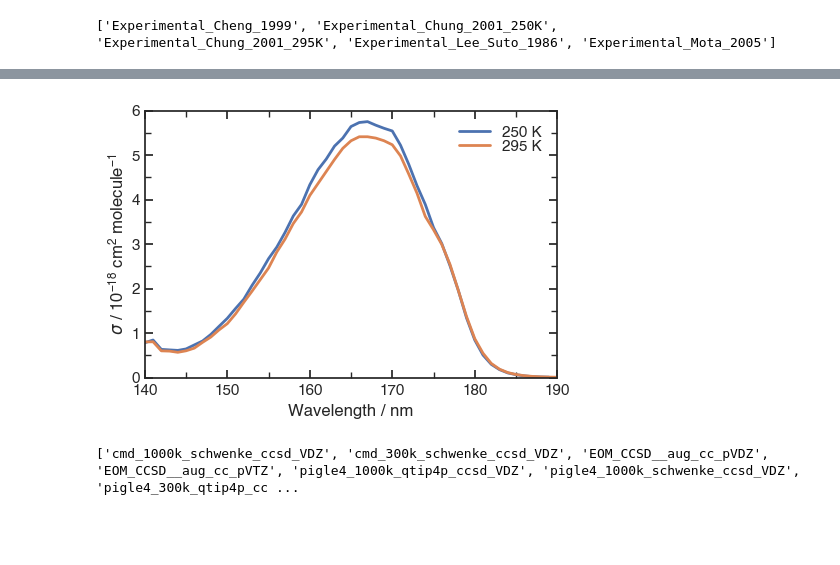
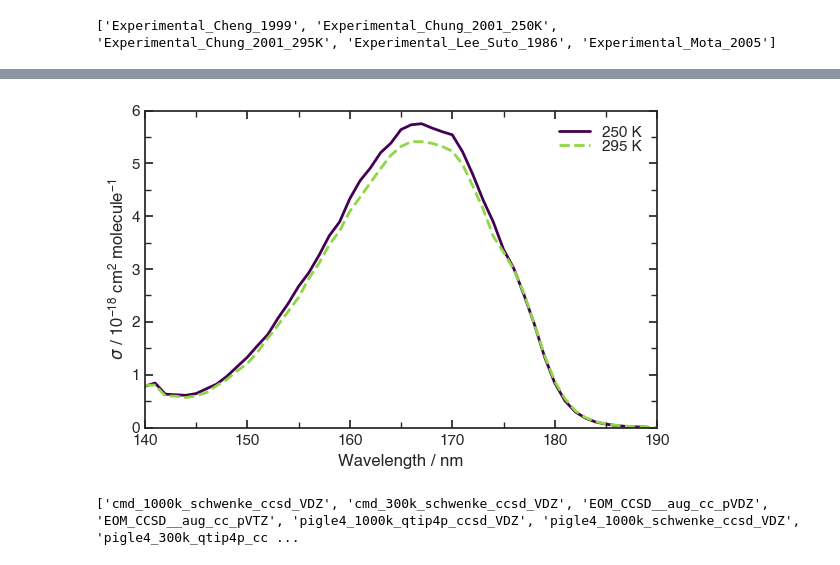
Before and after one commit to mbarnfield63/MSci_Project, a Jupyter notebook: ABIN/XSecs.ipynb, the cells around one changed output, grey strips where cells are left out. Saved outputs shown, nothing was run; the diff lists cells and outputs as text; code cells hidden in the pictures; blank space fills up the shorter version.

```diff
--- a/ABIN/XSecs.ipynb
+++ b/ABIN/XSecs.ipynb
@@ -69,22 +70,22 @@ plt.savefig('Plots/Experimental_XSecs.png', dpi=200)
 # %%
 sns.set_theme(style='ticks', rc=thesis_params)
 
-fig, ax = plt.subplots(figsize=(5, 3.5))
-sns.lineplot(data=Experimental_Chung_2001_250K, x='Energy / nm', y='Cross section / cm^2', label='250 K', ax=ax)
-sns.lineplot(data=Experimental_Chung_2001_295K, x='Energy / nm', y='Cross section / cm^2', label='295 K', ax=ax)
+fig, ax = plt.subplots(figsize=(6, 4))
+sns.lineplot(data=Experimental_Chung_2001_250K, x='Energy / nm', y='Cross section / cm^2', label='250 K', ax=ax, color='#440154')
+sns.lineplot(data=Experimental_Chung_2001_295K, x='Energy / nm', y='Cross section / cm^2', label='295 K', ax=ax, color='#90d743', linestyle='--')
 
 ax.set_xlabel('Wavelength / nm')
 ax.set_xlim(140,190)
 ax.xaxis.set_minor_locator(MultipleLocator(5))
 ax.yaxis.set_minor_locator(MultipleLocator(0.5))
 ax.set_ylabel(r'$\sigma$ / 10$\mathregular{^{-18}}$ cm$\mathregular{^{2}}$ molecule$\mathregular{^{-1}}$')
 ax.set_ylim(0, 6)
 ax.legend()
 
 plt.tight_layout()
 plt.savefig('Plots/Experimental_TempDep_XSecs.png', dpi=200)
 # %% [output]
-[figure, old version]
+[figure, new version]
 # %%
 imports_theoretical = Import_Xsecs('Data/Xsecs')
 print(imports_theoretical)
```
Also changed, not shown: parts of 14 cells of this notebook.
